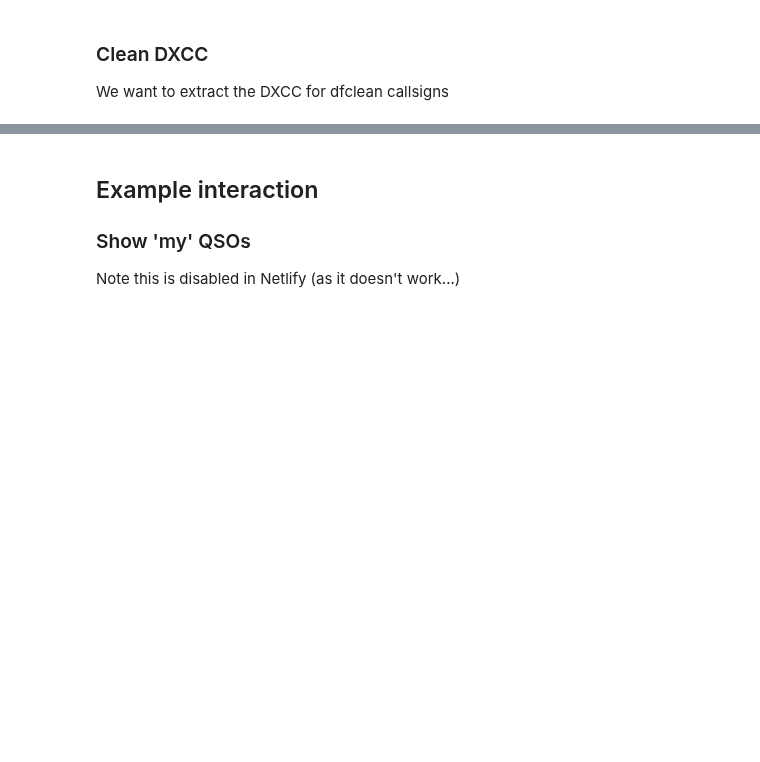
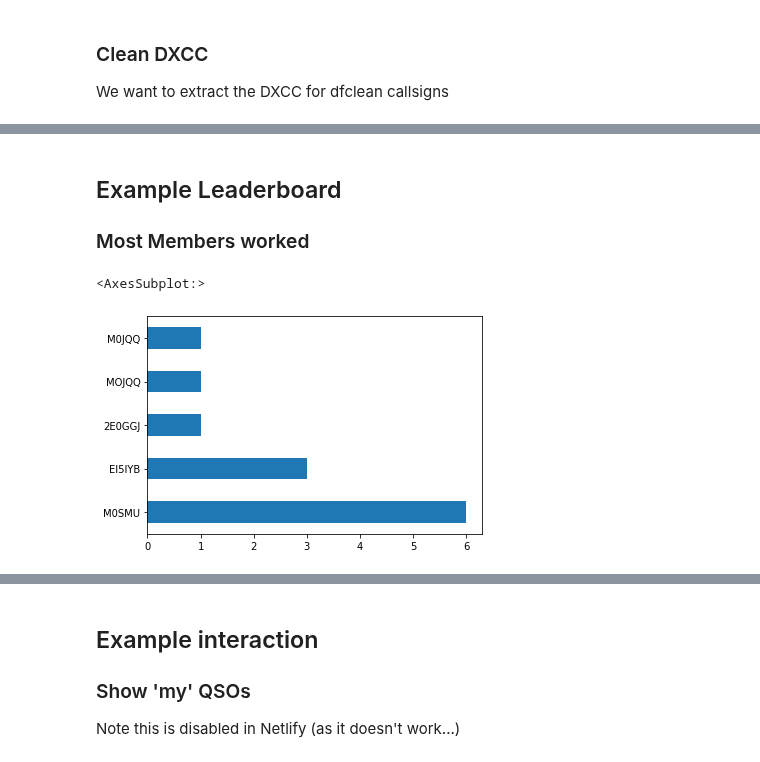
Before and after one commit to smurphboy/WAllOARC, a Jupyter notebook: WorkedAllOARC.ipynb, the cells around one changed output, grey strips where cells are left out. Drawn from its saved outputs; the diff is of its cells as text; code cells hidden in the pictures; blank space fills up the shorter version.

```diff
--- a/WorkedAllOARC.ipynb
+++ b/WorkedAllOARC.ipynb
@@ -212,0 +212,4 @@ Ireland
+# %%
+dfcleanalised = pd.merge(left=dfclean, right=csmap, left_on='Your Callsign', right_on='Alias', how='left')
+dfcleanalised['Base Callsign'] = dfcleanalised['Base Callsign'].combine_first(dfclean['Your Callsign'])
+dfcleanalised.head(10)
@@ -212,0 +229,9 @@ Ireland
+# %% [markdown]
+## Example Leaderboard
+
+### Most Members worked
+# %%
+dfcleanalised['Base Callsign'].value_counts().plot(kind='barh')
+# %% [output]
+<AxesSubplot:>
+[figure, added]
```
Also changed, not shown: parts of 9 cells of this notebook.
